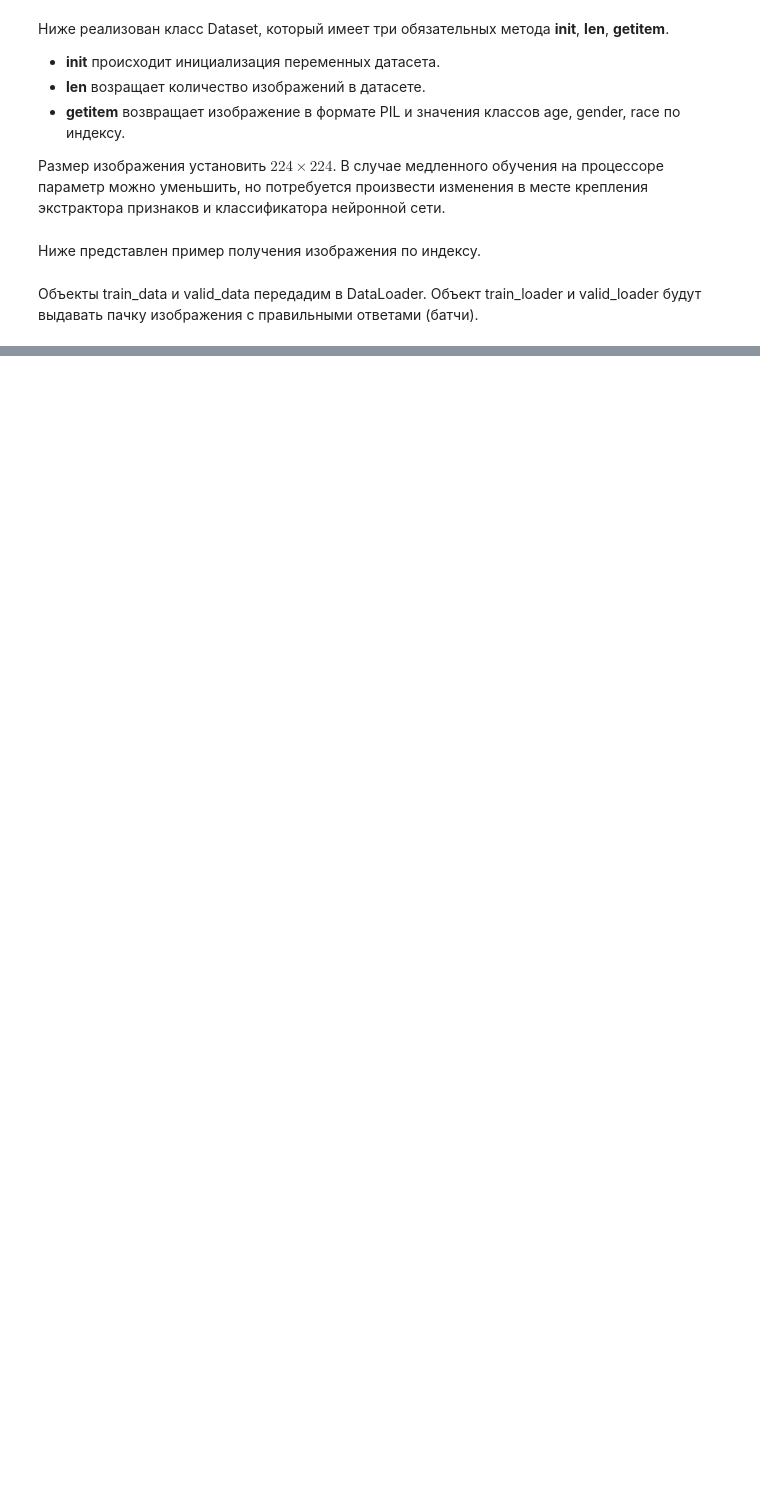
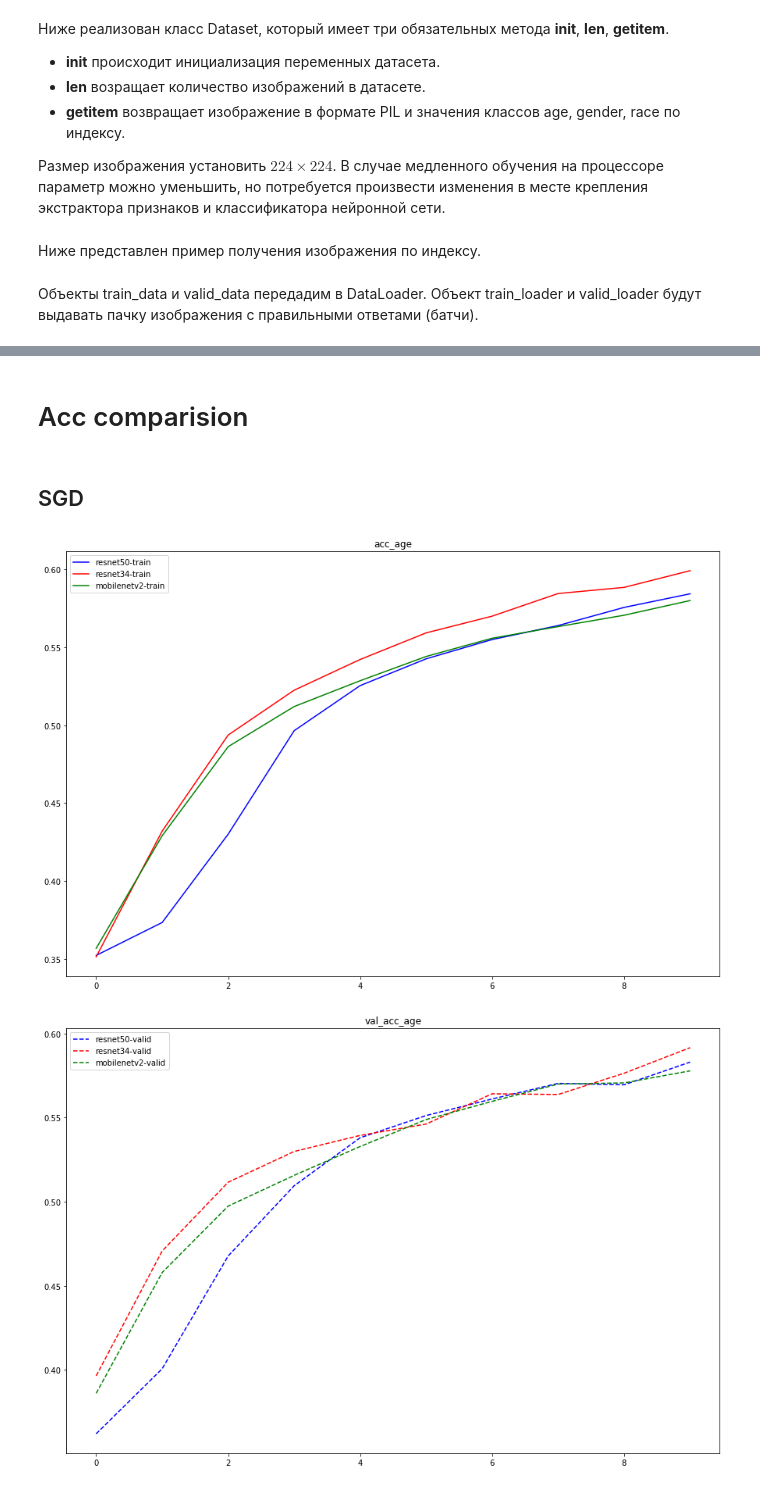
Before and after one commit to gabmars/DL_rtf, a Jupyter notebook: UTKFace/utkface_lab_2.ipynb, the cells around one changed output, grey strips where cells are left out. Drawn from its saved outputs; the diff is of its cells as text; code cells hidden in the pictures; blank space fills up the shorter version.

```diff
--- a/UTKFace/utkface_lab_2.ipynb
+++ b/UTKFace/utkface_lab_2.ipynb
@@ -330,0 +476,55 @@ for net in results:
+# %% [markdown]
+# Acc comparision
+# %% [markdown]
+## SGD
+# %%
+plt.figure(figsize=(15,10))
+plt.title('acc_age')
+plt.plot(results['resnet50']['sgd']['acc_age'], 'b', label='resnet50-train')
+plt.plot(results['resnet34']['sgd']['acc_age'], 'r', label='resnet34-train')
+plt.plot(results['mobilenetv2']['sgd']['acc_age'], 'g', label='mobilenetv2-train')
+plt.legend()
+plt.show()
+
+plt.figure(figsize=(15,10))
+plt.title('val_acc_age')
+plt.plot(results['resnet50']['sgd']['val_acc_age'], 'b--', label='resnet50-valid')
+plt.plot(results['resnet34']['sgd']['val_acc_age'], 'r--', label='resnet34-valid')
+plt.plot(results['mobilenetv2']['sgd']['val_acc_age'], 'g--', label='mobilenetv2-valid')
+plt.legend()
+plt.show()
+
+plt.figure(figsize=(15,10))
+plt.title('acc_gender')
+plt.plot(results['resnet50']['sgd']['acc_gender'], 'b', label='resnet50-train')
+plt.plot(results['resnet34']['sgd']['acc_gender'], 'r', label='resnet34-train')
+plt.plot(results['mobilenetv2']['sgd']['acc_gender'], 'g', label='mobilenetv2-train')
+plt.legend()
+plt.show()
+
+plt.figure(figsize=(15,10))
+plt.title('val_acc_gender')
+plt.plot(results['resnet50']['sgd']['val_acc_gender'], 'b--', label='resnet50-valid')
+plt.plot(results['resnet34']['sgd']['val_acc_gender'], 'r--', label='resnet34-valid')
+plt.plot(results['mobilenetv2']['sgd']['val_acc_gender'], 'g--', label='mobilenetv2-valid')
+plt.legend()
+plt.show()
+
+plt.figure(figsize=(15,10))
+plt.title('acc_race')
+plt.plot(results['resnet50']['sgd']['acc_race'], 'b', label='resnet50-train')
+plt.plot(results['resnet34']['sgd']['acc_race'], 'r', label='resnet34-train')
+plt.plot(results['mobilenetv2']['sgd']['acc_race'], 'g', label='mobilenetv2-train')
+plt.legend()
+plt.show()
+
+plt.figure(figsize=(15,10))
+plt.title('val_acc_race')
+plt.plot(results['resnet50']['sgd']['val_acc_race'], 'b--', label='resnet50-valid')
+plt.plot(results['resnet34']['sgd']['val_acc_race'], 'r--', label='resnet34-valid')
+plt.plot(results['mobilenetv2']['sgd']['val_acc_race'], 'g--', label='mobilenetv2-valid')
+plt.legend()
+plt.show()
+# %% [output]
+[figure, added]
+[figure, added]
```
Also changed, not shown: parts of 15 cells of this notebook, 3 other files.
